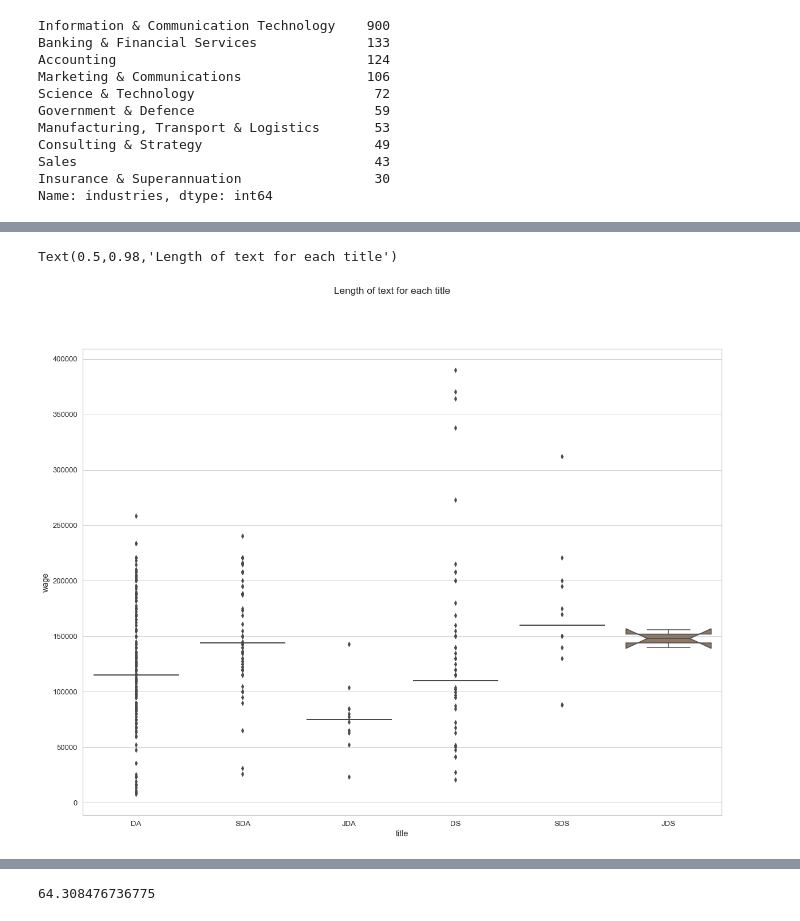
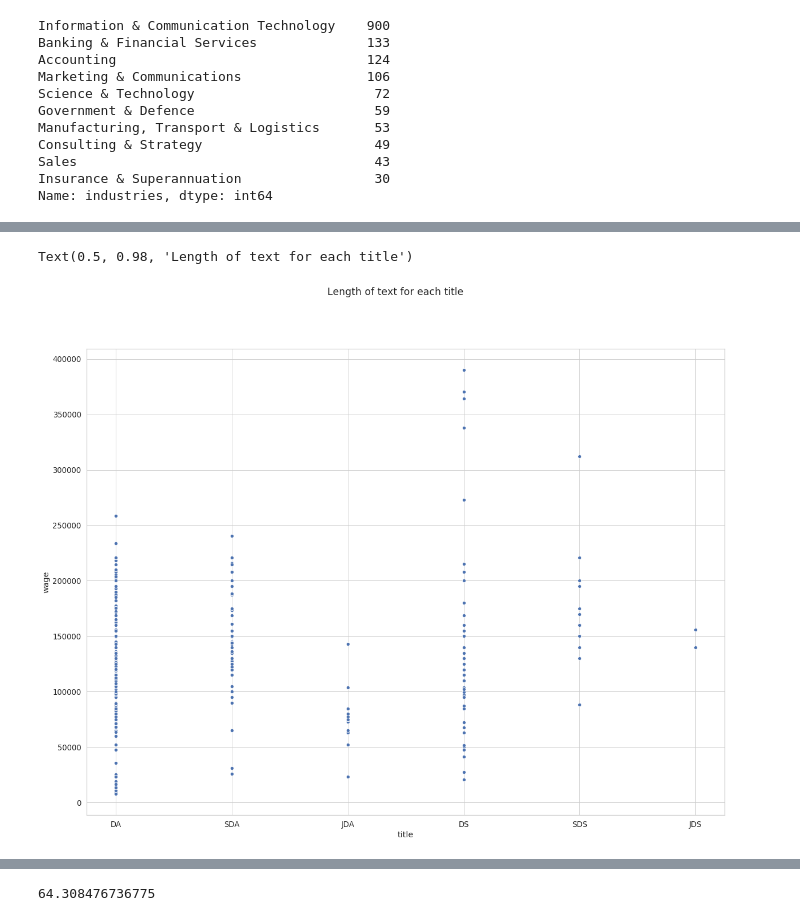
Before and after one commit to sealbamboo/DSme, a Jupyter notebook: Pro4/Step 6b -- Modelling.ipynb, the cells around one changed output, grey strips where cells are left out. Cells and saved outputs as stored; diff of their text form; code cells hidden in the pictures.

```diff
--- a/Pro4/Step 6b -- Modelling.ipynb
+++ b/Pro4/Step 6b -- Modelling.ipynb
@@ -115,10 +115,10 @@ Text(0.5,0.98,'Distributions of content over the year')
 # %%
 fig, ax = plt.subplots(1,1, figsize=(20,15))
-sns.boxplot(x='title' , y='wage', data=frame, orient='v',notch=True)
+sns.scatterplot(x='title' , y='wage', data=frame)
 fig.suptitle('Length of text for each title')
 # %% [output]
-Text(0.5,0.98,'Length of text for each title')
+Text(0.5, 0.98, 'Length of text for each title')
-[figure, old version]
+[figure, new version]
 # %%
 sns.countplot(x='type_empl',data=frame)
 # %% [output]
```
Also changed, not shown: parts of 33 cells of this notebook, 3 other files.
